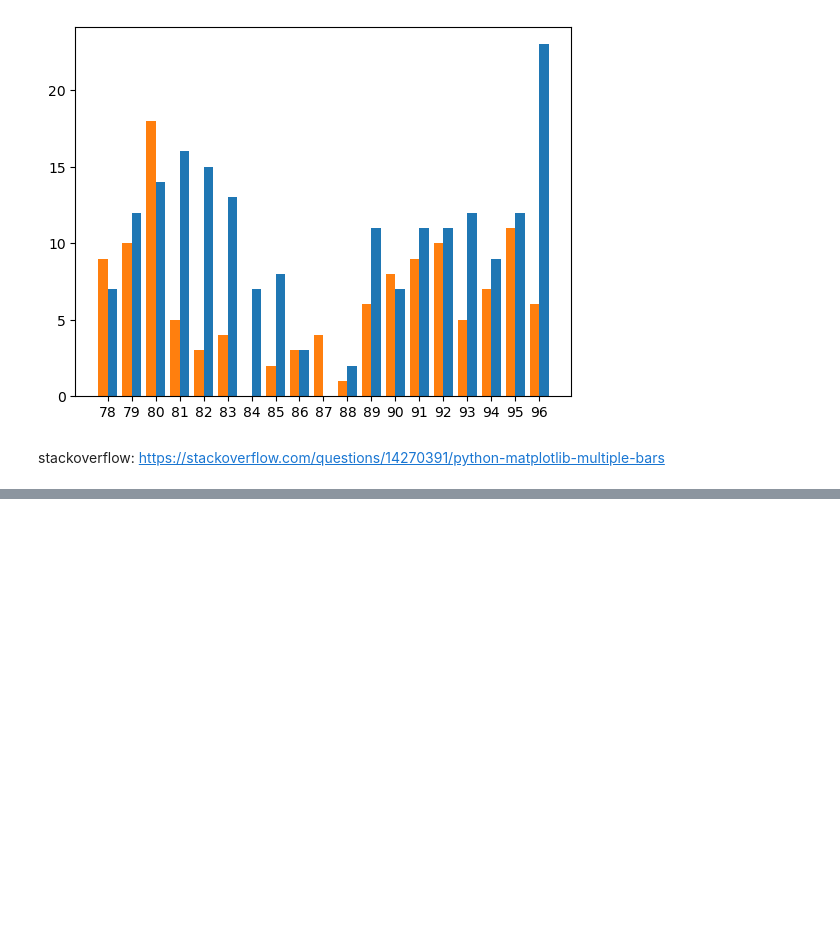
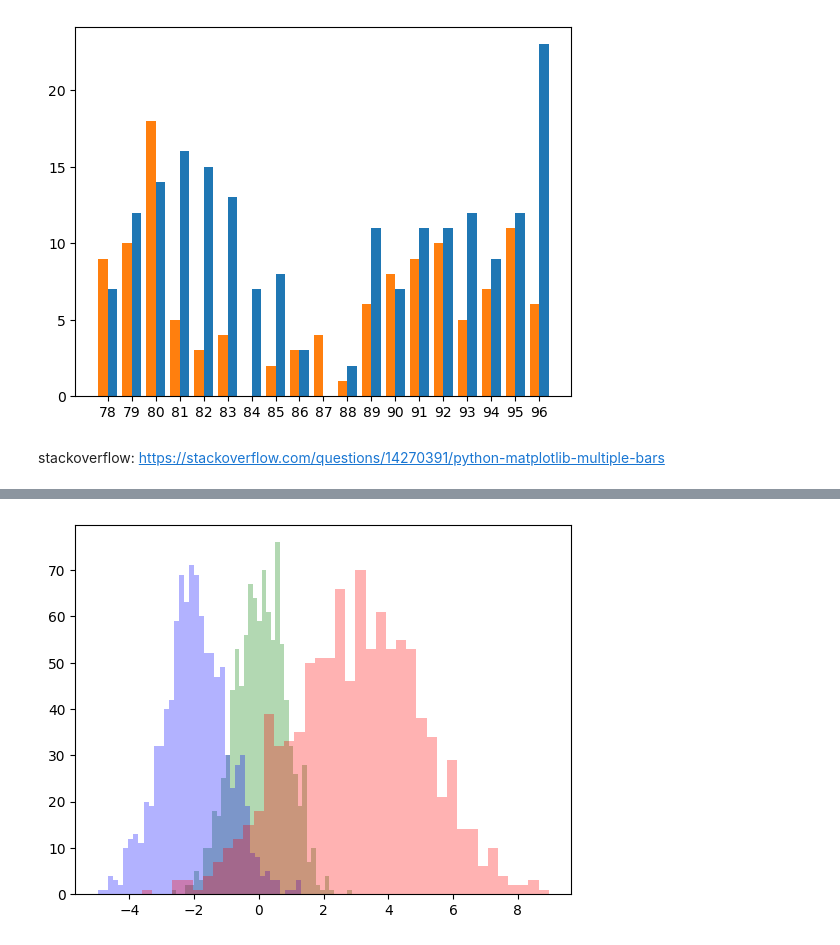
Before and after one commit to howsam/python-for-ai, a Jupyter notebook: matplotlib/intro-to-matplotlib.ipynb, the cells around one changed output, grey strips where cells are left out. Saved outputs shown, nothing was run; the diff lists cells and outputs as text; code cells hidden in the pictures; blank space fills up the shorter version.

```diff
--- a/matplotlib/intro-to-matplotlib.ipynb
+++ b/matplotlib/intro-to-matplotlib.ipynb
@@ -511,0 +537,10 @@ stackoverflow: https://stackoverflow.com/questions/14270391/python-matplotlib-mu
+# %%
+x1 = np.random.normal(0, 0.8, 1000)
+x2 = np.random.normal(-2, 1, 1000)
+x3 = np.random.normal(3, 2, 1000)
+# %%
+plt.hist(x1, bins=40, alpha=0.3, color='g')
+plt.hist(x2, bins=40, alpha=0.3, color='b')
+plt.hist(x3, bins=40, alpha=0.3, color='r');
+# %% [output]
+[figure, added]
```
Also changed, not shown: parts of 91 cells of this notebook, 51 other files.
